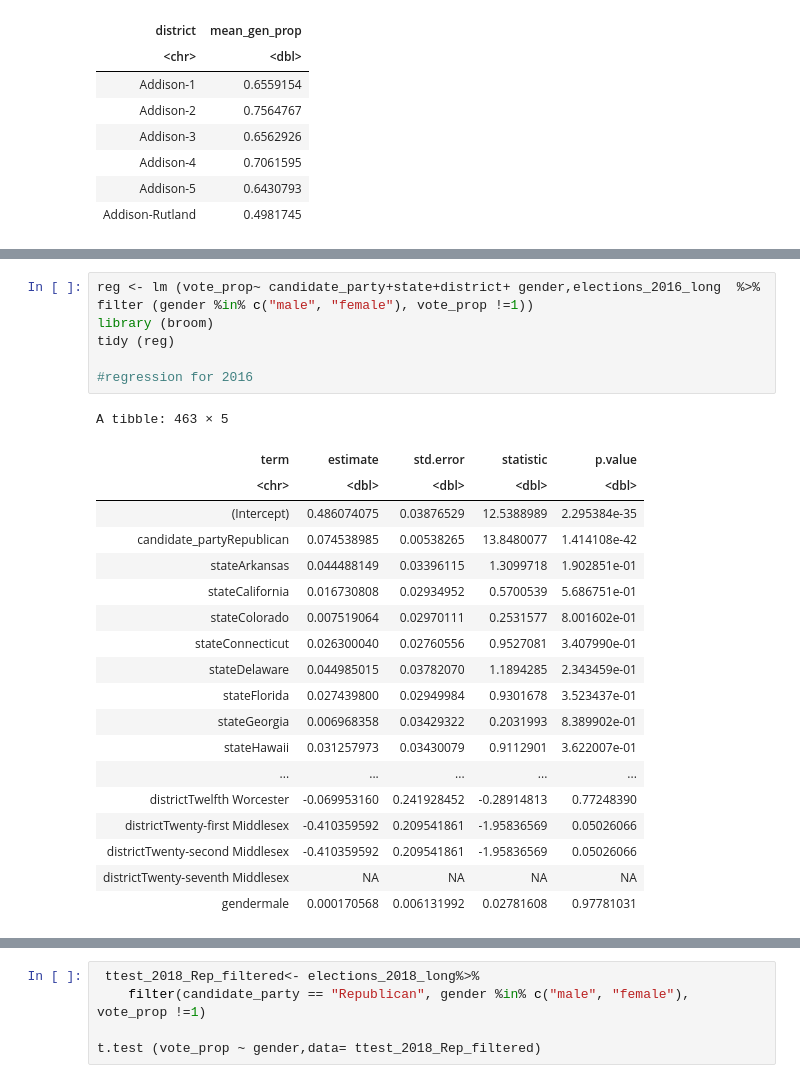
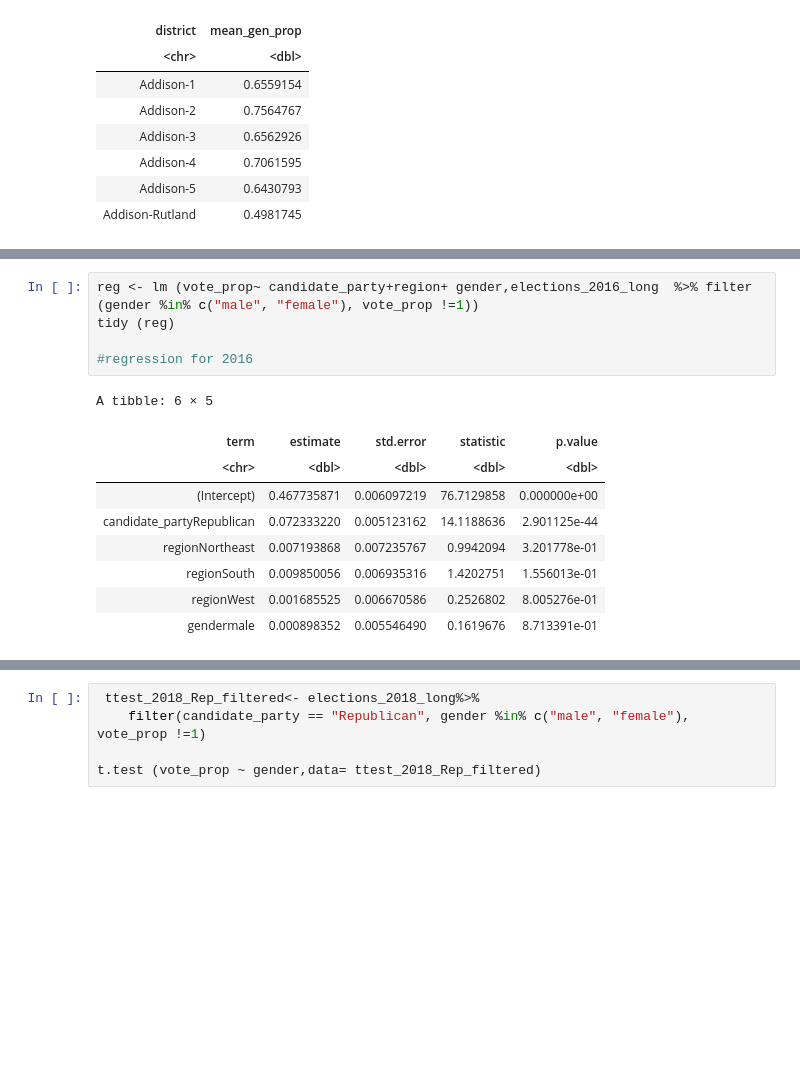
Before and after one commit to michael-bonitati-1117/final_project, a Jupyter notebook: Dataset_Analysis.ipynb, the cells around one changed output, grey strips where cells are left out. Saved outputs shown, nothing was run; the diff lists cells and outputs as text; blank space fills up the shorter version.

```diff
--- a/Dataset_Analysis.ipynb
+++ b/Dataset_Analysis.ipynb
@@ -892,27 +927,16 @@ A tibble: 663 × 5
 # %%
-reg <- lm (vote_prop~ candidate_party+state+district+ gender,elections_2016_long  %>% filter (gender %in% c("male", "female"), vote_prop !=1))
-library (broom)
+reg <- lm (vote_prop~ candidate_party+region+ gender,elections_2016_long  %>% filter (gender %in% c("male", "female"), vote_prop !=1))
 tidy (reg)
 
 #regression for 2016
 # %% [output]
-A tibble: 463 × 5
+A tibble: 6 × 5
 | term | estimate | std.error | statistic | p.value |
 | <chr> | <dbl> | <dbl> | <dbl> | <dbl> |
-| (Intercept) | 0.486074075 | 0.03876529 | 12.5388989 | 2.295384e-35 |
-| candidate_partyRepublican | 0.074538985 | 0.00538265 | 13.8480077 | 1.414108e-42 |
-| stateArkansas | 0.044488149 | 0.03396115 | 1.3099718 | 1.902851e-01 |
-| stateCalifornia | 0.016730808 | 0.02934952 | 0.5700539 | 5.686751e-01 |
-| stateColorado | 0.007519064 | 0.02970111 | 0.2531577 | 8.001602e-01 |
-| stateConnecticut | 0.026300040 | 0.02760556 | 0.9527081 | 3.407990e-01 |
-| stateDelaware | 0.044985015 | 0.03782070 | 1.1894285 | 2.343459e-01 |
-| stateFlorida | 0.027439800 | 0.02949984 | 0.9301678 | 3.523437e-01 |
-| stateGeorgia | 0.006968358 | 0.03429322 | 0.2031993 | 8.389902e-01 |
-| stateHawaii | 0.031257973 | 0.03430079 | 0.9112901 | 3.622007e-01 |
-| ... | ... | ... | ... | ... |
-| districtTwelfth Worcester | -0.069953160 | 0.241928452 | -0.28914813 | 0.77248390 |
-| districtTwenty-first Middlesex | -0.410359592 | 0.209541861 | -1.95836569 | 0.05026066 |
-| districtTwenty-second Middlesex | -0.410359592 | 0.209541861 | -1.95836569 | 0.05026066 |
-| districtTwenty-seventh Middlesex | NA | NA | NA | NA |
-| gendermale | 0.000170568 | 0.006131992 | 0.02781608 | 0.97781031 |
+| (Intercept) | 0.467735871 | 0.006097219 | 76.7129858 | 0.000000e+00 |
+| candidate_partyRepublican | 0.072333220 | 0.005123162 | 14.1188636 | 2.901125e-44 |
+| regionNortheast | 0.007193868 | 0.007235767 | 0.9942094 | 3.201778e-01 |
+| regionSouth | 0.009850056 | 0.006935316 | 1.4202751 | 1.556013e-01 |
+| regionWest | 0.001685525 | 0.006670586 | 0.2526802 | 8.005276e-01 |
+| gendermale | 0.000898352 | 0.005546490 | 0.1619676 | 8.713391e-01 |
 # %%
```
Also changed, not shown: parts of 5 cells of this notebook, 1 other file.
